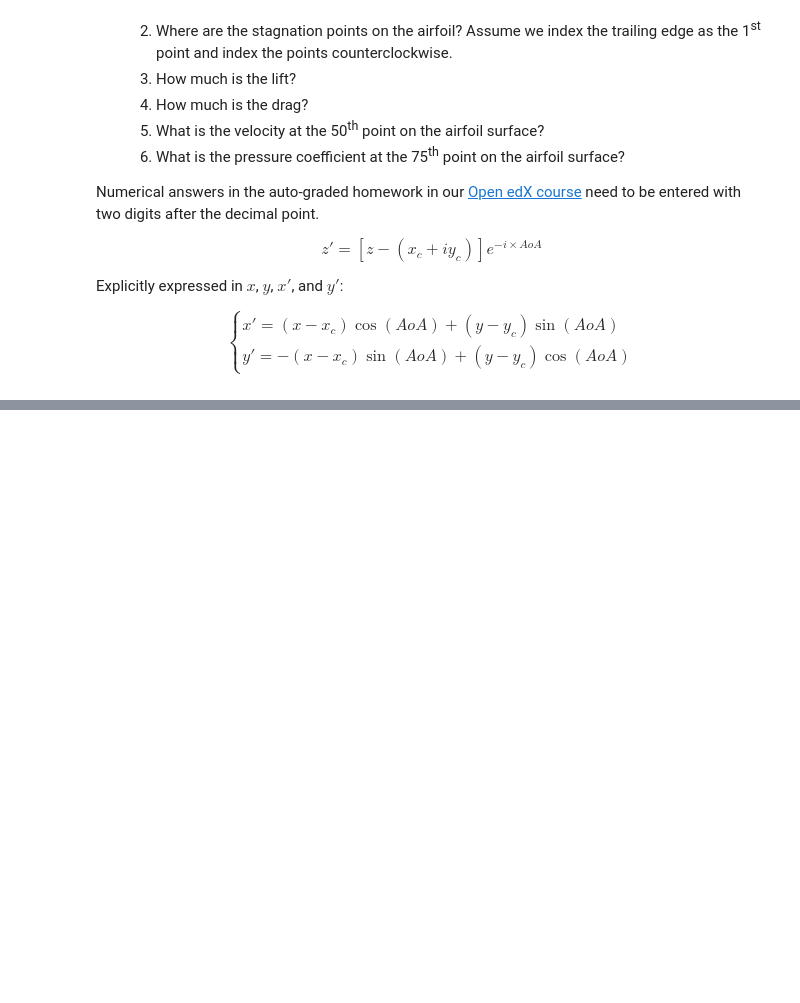
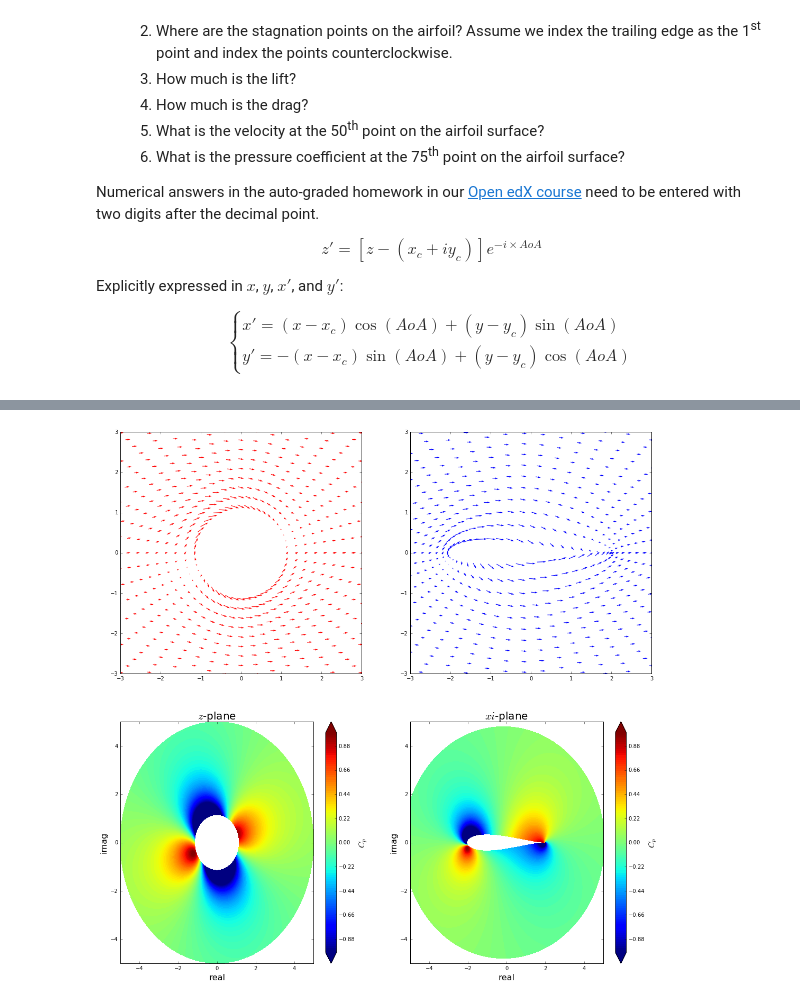
Before and after one commit to lpgleaves/mae6226-workspace, a Jupyter notebook: 06_Assignment_working.ipynb, the cells around one changed output, grey strips where cells are left out. Drawn from its saved outputs; the diff is of its cells as text; code cells hidden in the pictures; blank space fills up the shorter version.

```diff
--- a/06_Assignment_working.ipynb
+++ b/06_Assignment_working.ipynb
@@ -373,0 +346,58 @@ ValueError: Contour levels must be increasing
+# %%
+ud, vd = getveldub(k,xd,yd,xprime,yprime)
+ufs = uinf*numpy.ones(numpy.shape(xprime))
+vfs = numpy.zeros(numpy.shape(yprime))
+
+uprime = ud + ufs
+vprime = vd + vfs
+
+velprime = uprime + vprime*1j
+vel = (velprime.real - velprime.imag*1j)*numpy.exp(-1j*aoa)
+u = vel.real
+v = vel.imag
+
+p = 3
+size = 9
+pyplot.figure(figsize=(2*size,2*size))
+pyplot.subplot(221)
+pyplot.xlim(-3,3)
+pyplot.ylim(-3,3)
+pyplot.quiver(zcirc.real[::p, ::p],zcirc.imag[::p, ::p],uprime[::p, ::p],vprime[::p, ::p],pivot='mid',units='inches',color='r')
+
+pyplot.subplot(222)
+pyplot.xlim(-3,3)
+pyplot.ylim(-3,3)
+pyplot.quiver(xi.real[::p, ::p],xi.imag[::p, ::p],uprime[::p, ::p],vprime[::p, ::p],pivot='mid',units='inches',color='b')
+
+
+# z plane
+cp = 1.0 - (u**2+v**2)/uinf**2
+
+# plot the pressure coefficient field
+
+pyplot.subplot(223)
+pyplot.xlabel('real', fontsize=16)
+pyplot.ylabel('imag', fontsize=16)
+pyplot.title('$z$-plane', fontsize=20)
+pyplot.xlim(-5,5)
+pyplot.ylim(-5,5)
+contf = pyplot.contourf(zcirc.real, zcirc.imag, cp, levels=numpy.linspace(-1.0, 1.0, 100), extend='both')
+cbar = pyplot.colorbar(contf)
+cbar.set_label('$C_p$', fontsize=16)
+cbar.set_ticks([-0.88, -0.66, -0.44, -0.22, 0.00, 0.22, 0.44, 0.66, 0.88])
+
+# xi plane
+cp2 = 1.0 - (u2**2+v2**2)/uinf**2
+
+pyplot.subplot(224)
+pyplot.xlabel('real', fontsize=16)
+pyplot.ylabel('imag', fontsize=16)
+pyplot.title('$xi$-plane', fontsize=20)
+pyplot.xlim(-5,5)
+pyplot.ylim(-5,5)
+contf = pyplot.contourf(xi.real, xi.imag, cp2, levels=numpy.linspace(-1.0, 1.0, 100), extend='both')
+cbar = pyplot.colorbar(contf)
+cbar.set_label('$C_p$', fontsize=16)
+cbar.set_ticks([-0.88, -0.66, -0.44, -0.22, 0.00, 0.22, 0.44, 0.66, 0.88])
+# %% [output]
+[figure, added]
```
Also changed, not shown: parts of 4 cells of this notebook.
